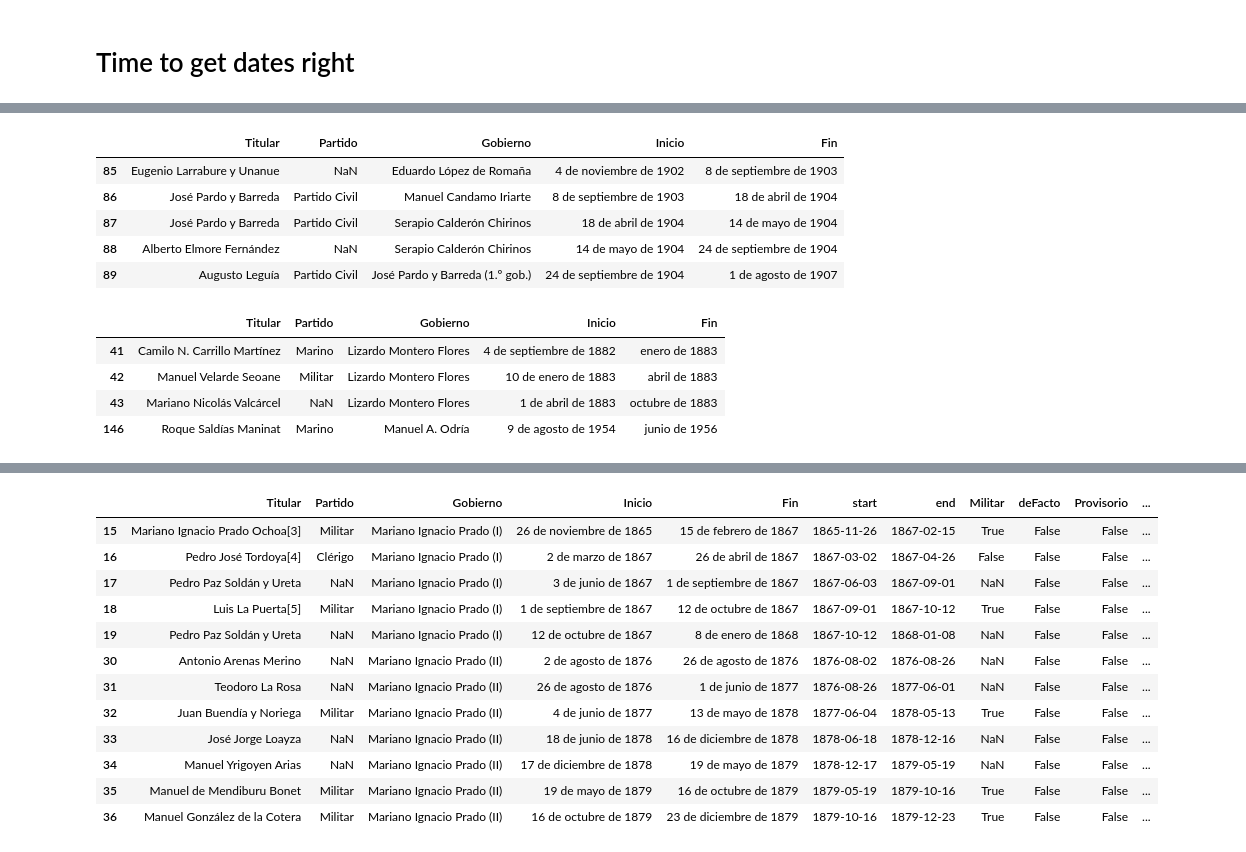
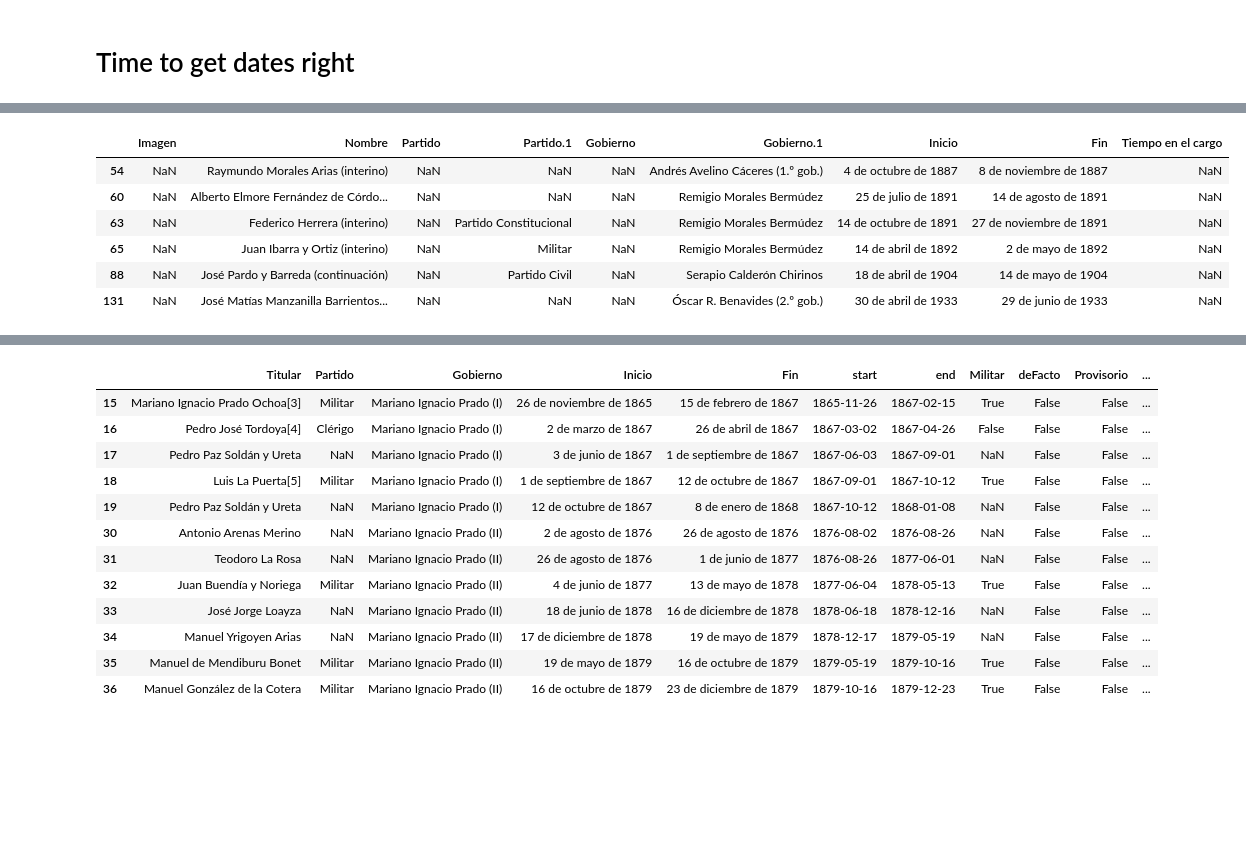
Before and after one commit to PULSO-PUCP/pcm_history, a Jupyter notebook: scrapePrimer.ipynb, the cells around one changed output, grey strips where cells are left out. Saved outputs shown, nothing was run; the diff lists cells and outputs as text; code cells hidden in the pictures; blank space fills up the shorter version.

```diff
--- a/scrapePrimer.ipynb
+++ b/scrapePrimer.ipynb
@@ -152,2 +187,0 @@ prime012[prime012.Inicio.str.contains('del') | prime012.Fin.str.contains('del')]
-# %%
-prime012['Fin']=prime012.Fin.str.replace("del","de")
@@ -162,3 +187,0 @@ prime012[prime012['Inicio'].str.contains(r'[^0-9a-zA-Z\s]') | (prime012['Fin'].s
-# %%
-prime012['Inicio']=prime012.Inicio.str.split('[',expand=True)[0]
-prime012['Fin']=prime012.Fin.str.split('[',expand=True)[0]
@@ -203,4 +187,0 @@ prime012[prime012['Inicio'].str.split(r'\s*de\s*', expand=False).str.len()<3]
-# %%
-prime012.loc[42,'Inicio']='10 de enero de 1883'
-prime012.loc[43,'Inicio']='1 de abril de 1883'
-prime012.loc[147,'Inicio']='15 de julio de 1956'
@@ -230,21 +188,13 @@ prime012.loc[85:89,:]
-# %%
-prime012.loc[86,'Fin']='18 de abril de 1904'
-prime012.loc[87,'Titular']='José Pardo y Barreda'
-
-prime012.loc[85:89,:]
-# %% [output]
-|  | Titular | Partido | Gobierno | Inicio | Fin |
-| 85 | Eugenio Larrabure y Unanue | NaN | Eduardo López de Romaña | 4 de noviembre de 1902 | 8 de septiembre de 1903 |
-| 86 | José Pardo y Barreda | Partido Civil | Manuel Candamo Iriarte | 8 de septiembre de 1903 | 18 de abril de 1904 |
-| 87 | José Pardo y Barreda | Partido Civil | Serapio Calderón Chirinos | 18 de abril de 1904 | 14 de mayo de 1904 |
-| 88 | Alberto Elmore Fernández | NaN | Serapio Calderón Chirinos | 14 de mayo de 1904 | 24 de septiembre de 1904 |
-| 89 | Augusto Leguía | Partido Civil | José Pardo y Barreda (1.º gob.) | 24 de septiembre de 1904 | 1 de agosto de 1907 |
-# %%
-prime012[prime012['Fin'].str.split(r'\s*de\s*', expand=False).str.len()<3]
-# %% [output]
-|  | Titular | Partido | Gobierno | Inicio | Fin |
-| 41 | Camilo N. Carrillo Martínez | Marino | Lizardo Montero Flores | 4 de septiembre de 1882 | enero de 1883 |
-| 42 | Manuel Velarde Seoane | Militar | Lizardo Montero Flores | 10 de enero de 1883 | abril de 1883 |
-| 43 | Mariano Nicolás Valcárcel | NaN | Lizardo Montero Flores | 1 de abril de 1883 | octubre de 1883 |
-| 146 | Roque Saldías Maninat | Marino | Manuel A. Odría | 9 de agosto de 1954 | junio de 1956 |
+# %%
+
+# Finds rows where 'Nombre' contains anything that is NOT a letter or a space
+prime012[prime012['Nombre'].str.contains(r'(', regex=False,na=False)]
+# %% [output]
+|  | Imagen | Nombre | Partido | Partido.1 | Gobierno | Gobierno.1 | Inicio | Fin | Tiempo en el cargo |
+| 54 | NaN | Raymundo Morales Arias (interino) | NaN | NaN | NaN | Andrés Avelino Cáceres (1.º gob.) | 4 de octubre de 1887 | 8 de noviembre de 1887 | NaN |
+| 60 | NaN | Alberto Elmore Fernández de Córdo... | NaN | NaN | NaN | Remigio Morales Bermúdez | 25 de julio de 1891 | 14 de agosto de 1891 | NaN |
+| 63 | NaN | Federico Herrera (interino) | NaN | Partido Constitucional | NaN | Remigio Morales Bermúdez | 14 de octubre de 1891 | 27 de noviembre de 1891 | NaN |
+| 65 | NaN | Juan Ibarra y Ortiz (interino) | NaN | Militar | NaN | Remigio Morales Bermúdez | 14 de abril de 1892 | 2 de mayo de 1892 | NaN |
+| 88 | NaN | José Pardo y Barreda (continuación) | NaN | Partido Civil | NaN | Serapio Calderón Chirinos | 18 de abril de 1904 | 14 de mayo de 1904 | NaN |
+| 131 | NaN | José Matías Manzanilla Barrientos... | NaN | NaN | NaN | Óscar R. Benavides (2.º gob.) | 30 de abril de 1933 | 29 de junio de 1933 | NaN |
 # %%
```
Also changed, not shown: parts of 51 cells of this notebook, 7 other files.
